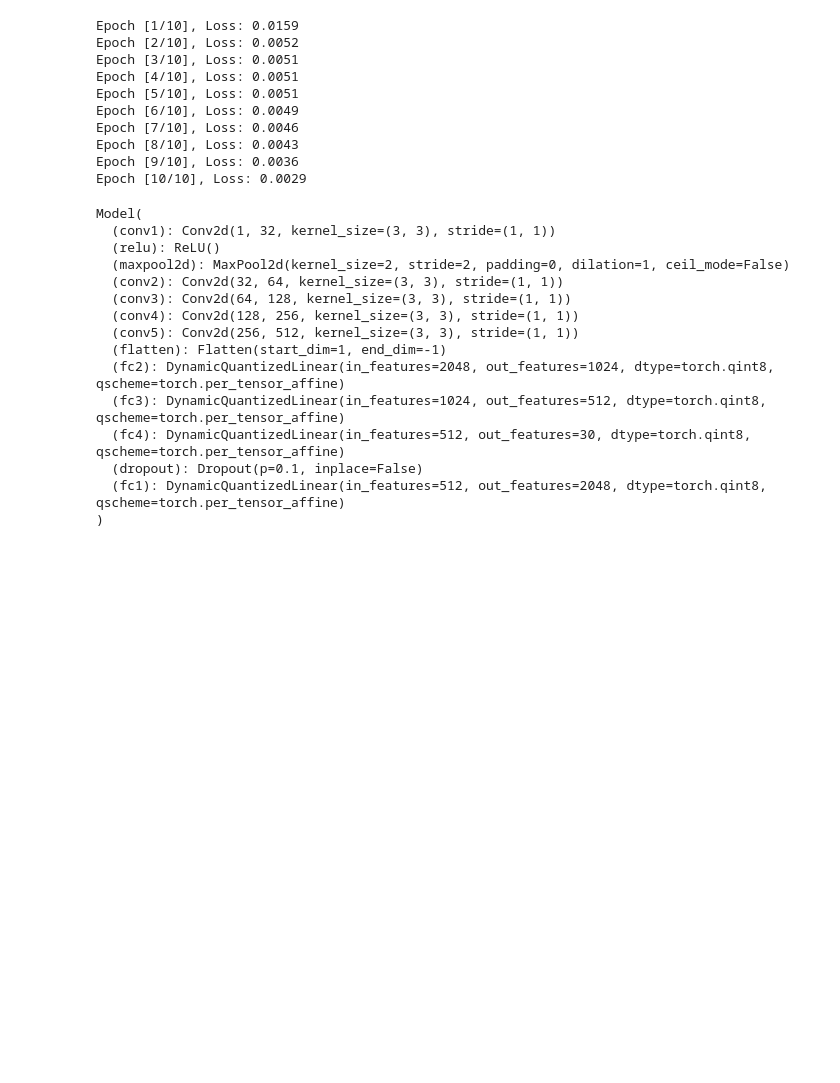
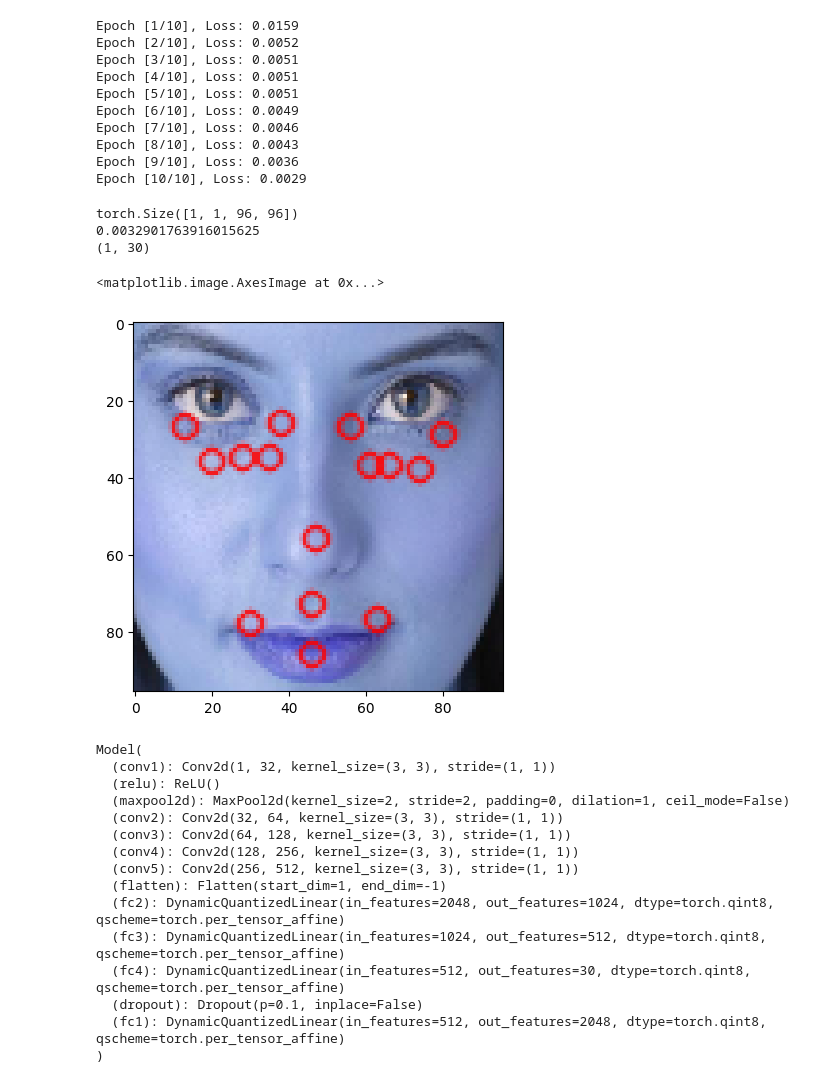
Before and after one commit to archdsp/MLExampleCode, a Jupyter notebook: vision/landmark/face-landmark-detection-pytorch-quantization.ipynb, the cells around one changed output. Cells and saved outputs as stored; diff of their text form; code cells hidden in the pictures; blank space fills up the shorter version.

```diff
--- a/vision/landmark/face-landmark-detection-pytorch-quantization.ipynb
+++ b/vision/landmark/face-landmark-detection-pytorch-quantization.ipynb
@@ -235,6 +235,38 @@ Epoch [7/10], Loss: 0.0046
 Epoch [8/10], Loss: 0.0043
 Epoch [9/10], Loss: 0.0036
 Epoch [10/10], Loss: 0.0029
+# %%
+import cv2
+import time
+
+imshowimg = cv2.imread("test2.png")
+img_resized = cv2.resize(imshowimg, (96, 96))
+
+img = cv2.imread("test2.png", cv2.IMREAD_GRAYSCALE)
+img.resize((96, 96))
+img = img / 255.0
+img_tensor = torch.Tensor(img)
+img_tensor = img_tensor.reshape((1, 1, 96, 96))
+print(img_tensor.shape)
+
+with torch.no_grad():
+    start = time.time()
+    predict = model(img_tensor)
+    print(time.time() - start)
+    keypoints = predict.numpy()
+    keypoints = keypoints * 48 + 48
+    print(keypoints.shape)
+    for i in range(15):
+        x, y = keypoints[0, i * 2], keypoints[0, i * 2 + 1]
+        cv2.circle(img_resized, (int(x), int(y) ), 3, (255, 0, 0), 1, cv2.LINE_AA )
+
+plt.imshow(img_resized)
+# %% [output]
+torch.Size([1, 1, 96, 96])
+0.0032901763916015625
+(1, 30)
+<matplotlib.image.AxesImage at 0x...>
+[figure, added]
 # %%
 # 동적 양자화를 적용하여 모델 양자화
 model_quantized = torch.quantization.quantize_dynamic(
```
Also changed, not shown: parts of 1 cell of this notebook.
